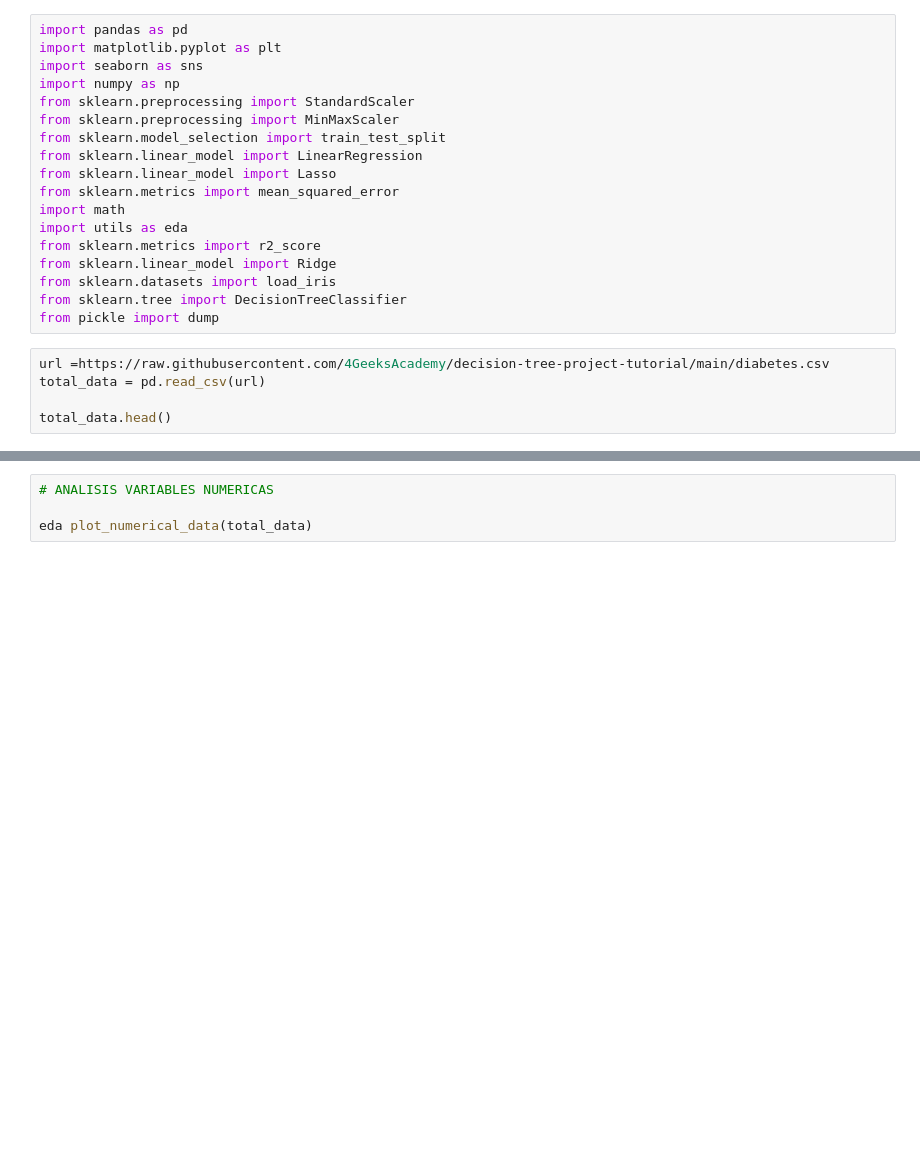
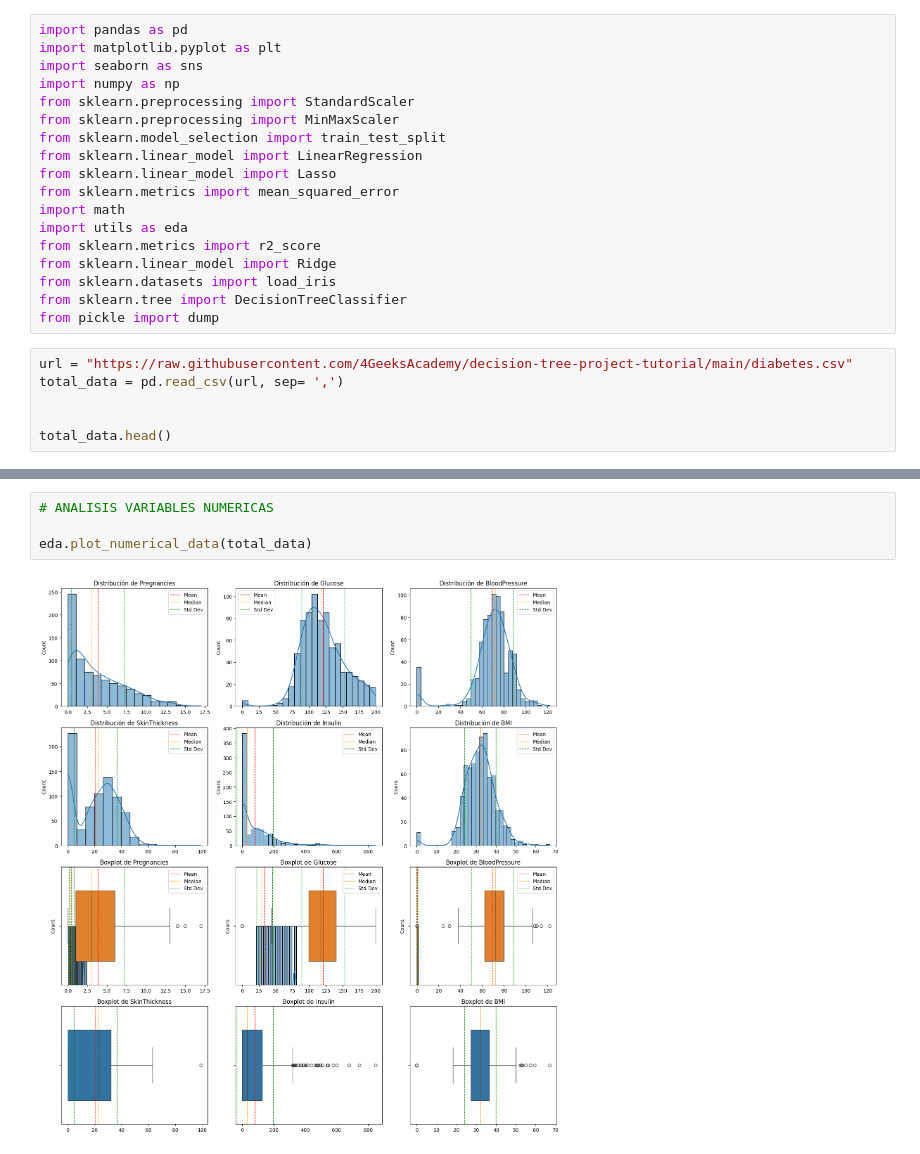
Before and after one commit to 4GeeksAcademy/ingenieropg80.arbol_de_desicion, a Jupyter notebook: src/explore.ipynb, the cells around one changed output, grey strips where cells are left out. Saved outputs shown, nothing was run; the diff lists cells and outputs as text; blank space fills up the shorter version.

```diff
--- a/src/explore.ipynb
+++ b/src/explore.ipynb
@@ -19,8 +19,9 @@ from sklearn.datasets import load_iris
 from sklearn.tree import DecisionTreeClassifier
 from pickle import dump
 # %%
-url =https://raw.githubusercontent.com/4GeeksAcademy/decision-tree-project-tutorial/main/diabetes.csv
-total_data = pd.read_csv(url)
+url = "https://raw.githubusercontent.com/4GeeksAcademy/decision-tree-project-tutorial/main/diabetes.csv"
+total_data = pd.read_csv(url, sep= ',')
+
 
 total_data.head()
 # %% [output]
@@ -32,7 +103,9 @@ VERIFICAR NULL
 # %%
 # ANALISIS VARIABLES NUMERICAS
 
-eda plot_numerical_data(total_data)
+eda.plot_numerical_data(total_data)
+# %% [output]
+[figure, added]
 # %%
 # MAPA DE DE CORRELACION EN VARIABLES NUMENICAS
 eda.heatmap_correlation(total_data)
```
Also changed, not shown: parts of 15 cells of this notebook, 1 other file.
